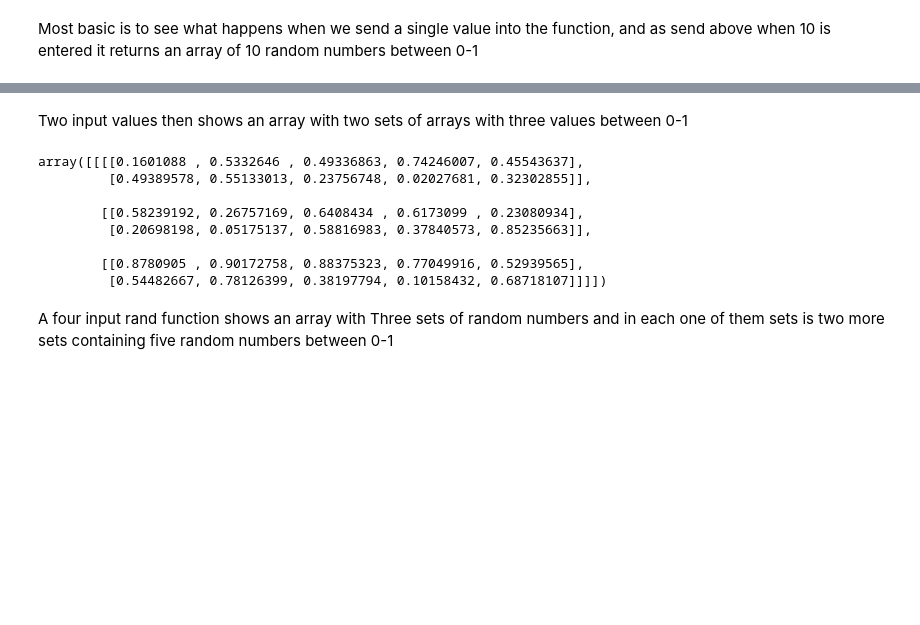
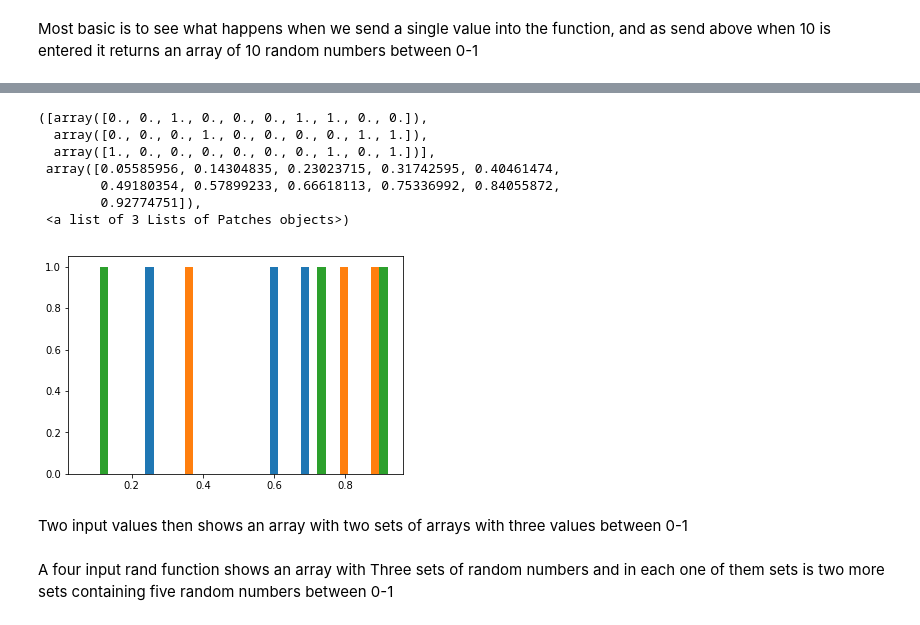
Before and after one commit to EoinStankard/DataAnalysis_Numpy_Assignment, a Jupyter notebook: Numpy-random-assignment.ipynb, the cells around one changed output, grey strips where cells are left out. Cells and saved outputs as stored; diff of their text form; code cells hidden in the pictures; blank space fills up the shorter version.

```diff
--- a/Numpy-random-assignment.ipynb
+++ b/Numpy-random-assignment.ipynb
@@ -54,16 +57,18 @@ array([[0.43062658, 0.20155274, 0.09968987],
+# %%
+plt.hist(x1)
+# %% [output]
+([array([0., 0., 1., 0., 0., 0., 1., 1., 0., 0.]),
+  array([0., 0., 0., 1., 0., 0., 0., 0., 1., 1.]),
+  array([1., 0., 0., 0., 0., 0., 0., 1., 0., 1.])],
+ array([0.05585956, 0.14304835, 0.23023715, 0.31742595, 0.40461474,
+        0.49180354, 0.57899233, 0.66618113, 0.75336992, 0.84055872,
+        0.92774751]),
+ <a list of 3 Lists of Patches objects>)
+[figure, added]
 # %% [markdown]
 Two input values then shows an array with two sets of arrays with three values between 0-1
 # %%
-np.random.rand(1,3,2,5)
+x3 = np.random.rand(1,3,2,5)
-# %% [output]
-array([[[[0.1601088 , 0.5332646 , 0.49336863, 0.74246007, 0.45543637],
-         [0.49389578, 0.55133013, 0.23756748, 0.02027681, 0.32302855]],
-
-        [[0.58239192, 0.26757169, 0.6408434 , 0.6173099 , 0.23080934],
-         [0.20698198, 0.05175137, 0.58816983, 0.37840573, 0.85235663]],
-
-        [[0.8780905 , 0.90172758, 0.88375323, 0.77049916, 0.52939565],
-         [0.54482667, 0.78126399, 0.38197794, 0.10158432, 0.68718107]]]])
 # %% [markdown]
 A four input rand function shows an array with Three sets of random numbers and in each one of them sets is two more sets containing five random numbers between 0-1
 # %%
```
Also changed, not shown: parts of 33 cells of this notebook.
